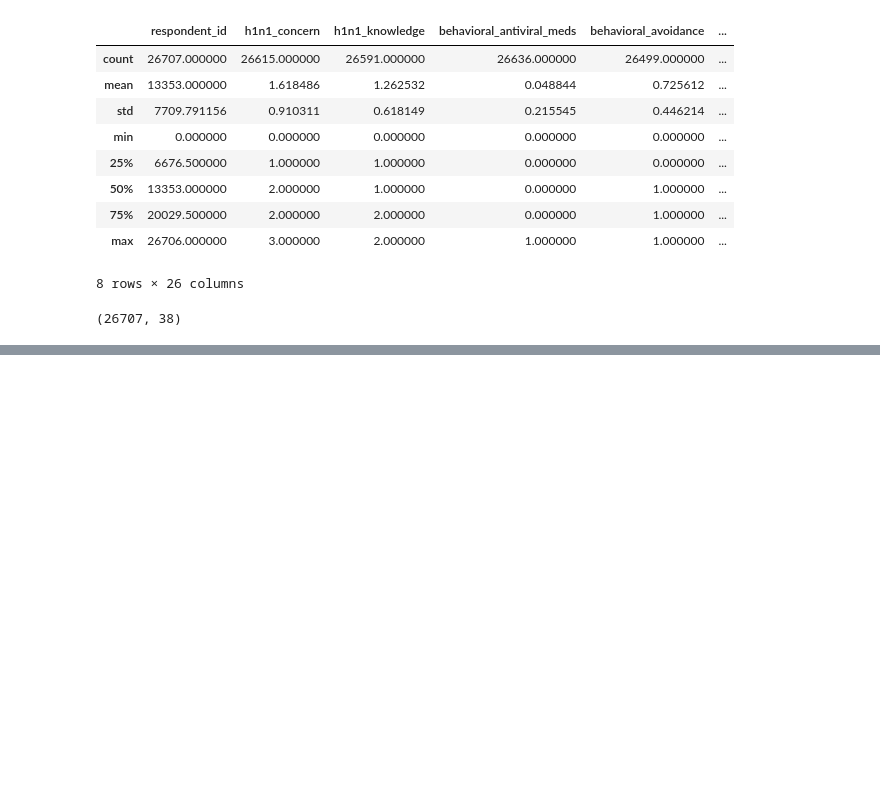
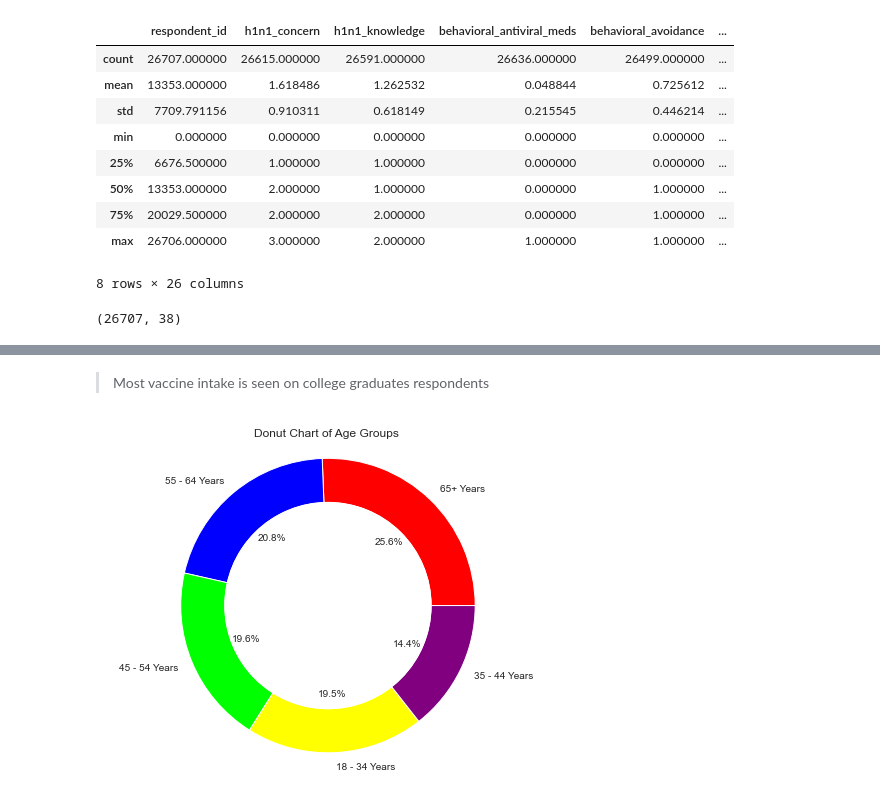
Before and after one commit to johN-Kioko/Phase-3-Project-John-Kioko, a Jupyter notebook: john.ipynb, the cells around one changed output, grey strips where cells are left out. Saved outputs shown, nothing was run; the diff lists cells and outputs as text; code cells hidden in the pictures; blank space fills up the shorter version.

```diff
--- a/john.ipynb
+++ b/john.ipynb
@@ -155,0 +206,4 @@ combined_data.shape
+# %%
+# Filling missing values for numeric datatypes with Median
+numeric_cols = combined_data.select_dtypes(exclude='object').columns
+combined_data[numeric_cols] = combined_data[numeric_cols].fillna(combined_data[numeric_cols].median())
@@ -155,0 +397,25 @@ combined_data.shape
+# %% [markdown]
+>Most vaccine intake is seen on college graduates respondents
+# %%
+# Checking the distribution in the Age column
+
+# Define the colors for each category
+colors = ['#FF0000', '#0000FF', '#00FF00', '#FFFF00', '#800080']
+
+# Get the count of each category
+category_count = eda_data['age_group'].value_counts()
+
+# Create the pie chart
+plt.figure(figsize=(8, 6))
+plt.pie(category_count, labels=category_count.index, colors=colors, autopct='%1.1f%%', wedgeprops=dict(width=0.3))
+plt.title('Donut Chart of Age Groups')
+
+# Create a white circle in the middle for the donut effect
+centre_circle = plt.Circle((0, 0), 0.7, color='white', fc='white', linewidth=1.25)
+fig = plt.gcf()
+fig.gca().add_artist(centre_circle)
+
+plt.axis('equal')
+plt.show()
+# %% [output]
+[figure, added]
```
Also changed, not shown: parts of 54 cells of this notebook.
